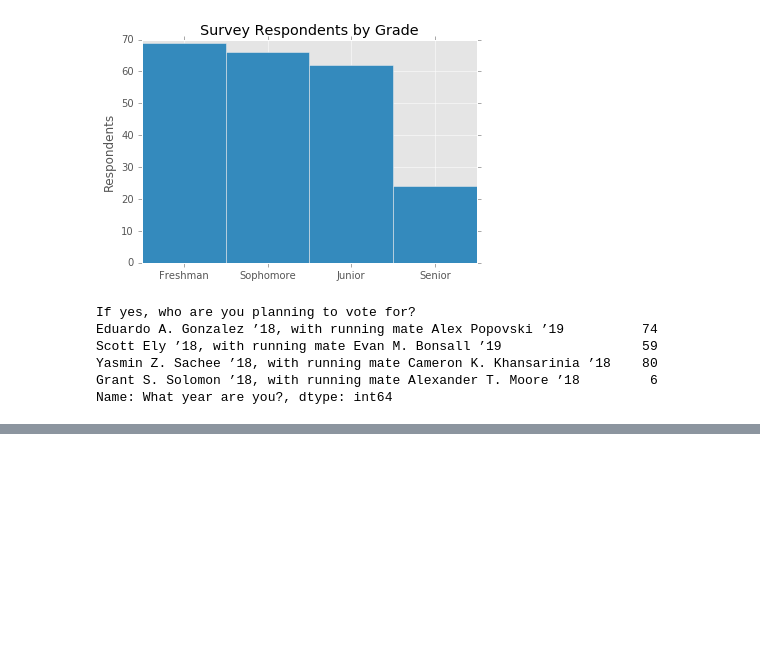
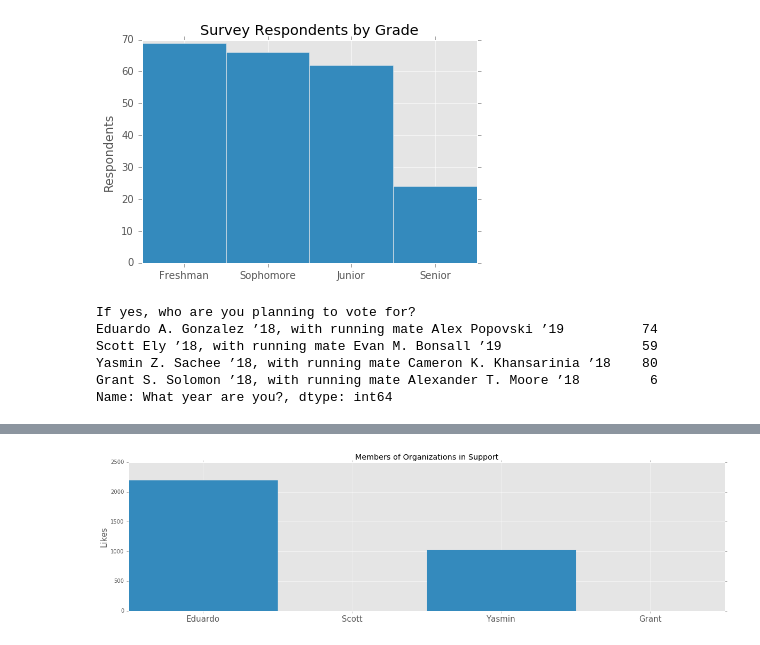
Before and after one commit to HarvardOpenData/sixteenthirtysix, a Jupyter notebook: Data Analysis.ipynb, the cells around one changed output, grey strips where cells are left out. Saved outputs shown, nothing was run; the diff lists cells and outputs as text; code cells hidden in the pictures; blank space fills up the shorter version.

```diff
--- a/Data Analysis.ipynb
+++ b/Data Analysis.ipynb
@@ -80,0 +121,11 @@ for year in years:
+# %%
+# Organization membership in support
+org_likes = [2201, 0, 1032, 0]
+plt.figure(figsize = (20, 5))
+plt.bar(np.arange(0, 4), org_likes, width = 1.0)
+plt.title("Members of Organizations in Support")
+plt.xticks(np.arange(0.5, 4), candidates_short, fontsize = 15)
+plt.ylabel('Likes', fontsize = 15)
+plt.show()
+# %% [output]
+[figure, added]
```
Also changed, not shown: parts of 10 cells of this notebook.
